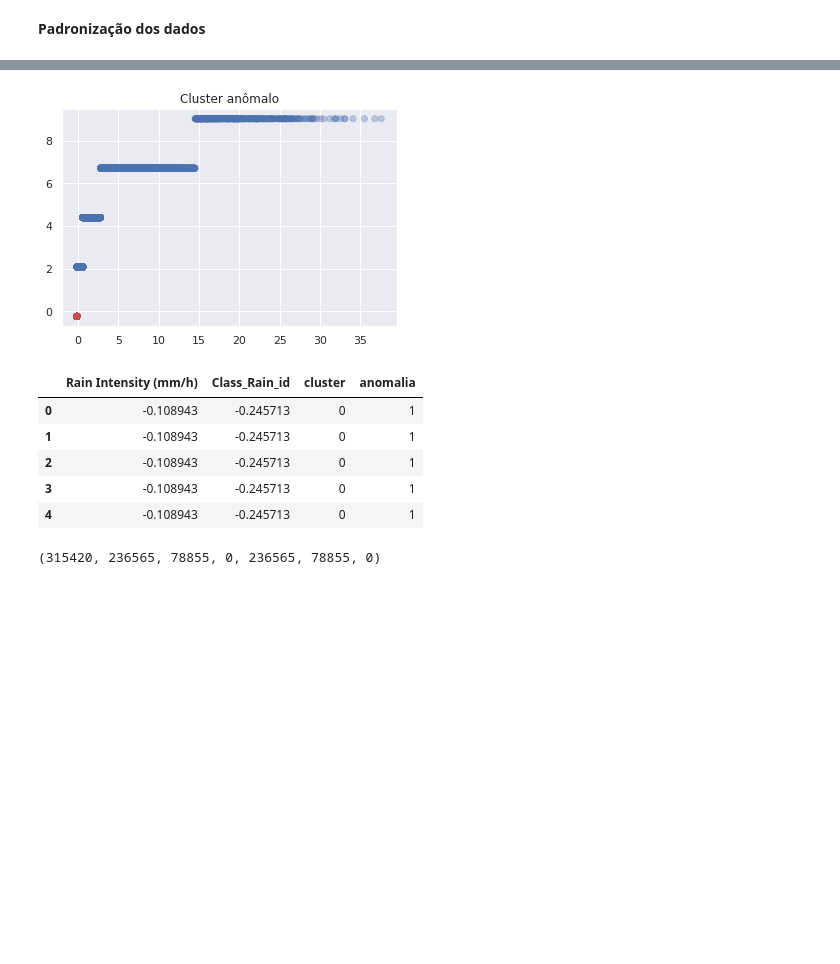
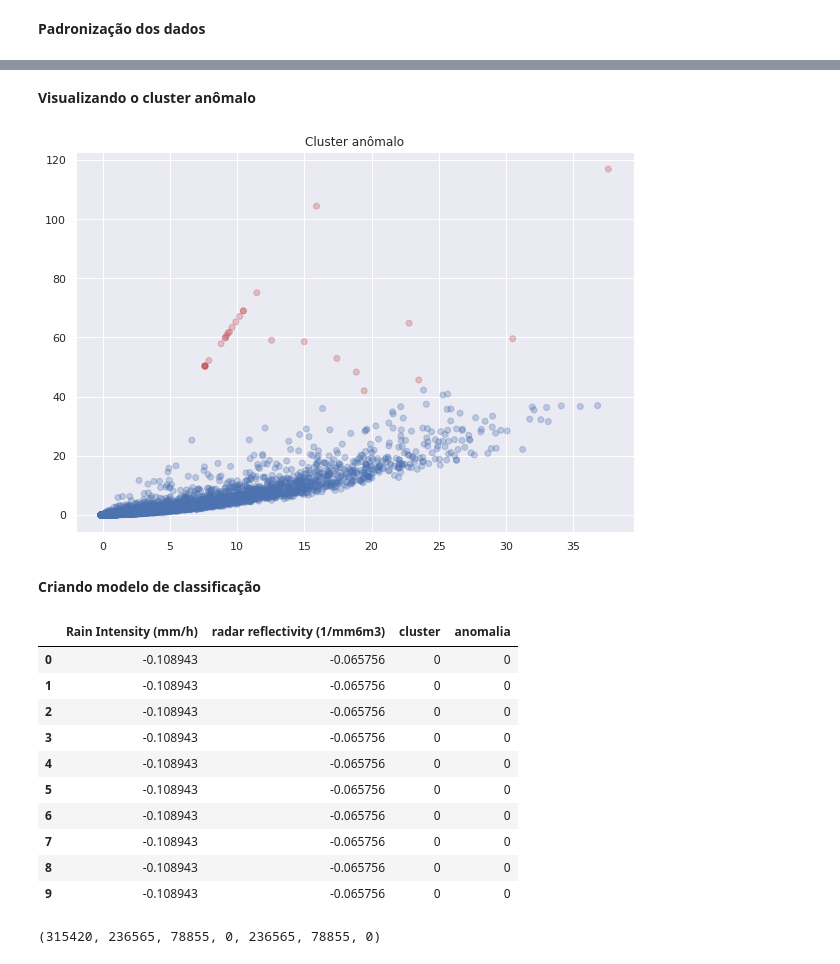
Before and after one commit to lourencocavalcante/Neurocomputacao, a Jupyter notebook: INPE_CAP351_Projeto02_MLP_Lourenco.ipynb, the cells around one changed output, grey strips where cells are left out. Drawn from its saved outputs; the diff is of its cells as text; code cells hidden in the pictures; blank space fills up the shorter version.

```diff
--- a/INPE_CAP351_Projeto02_MLP_Lourenco.ipynb
+++ b/INPE_CAP351_Projeto02_MLP_Lourenco.ipynb
@@ -101,5 +116,5 @@ dtype: int64
 # %%
-df_df_rd80 = df_rd80_dataset[['Rain Intensity (mm/h)','Class_Rain_id']]
+df_df_rd80 = df_rd80_dataset[['Rain Intensity (mm/h)','radar reflectivity (1/mm6m3)']]
 # %% [markdown]
 **Padronização dos dados**
 # %%
@@ -123,6 +142,6 @@ df_std.describe()
 # %%
 data_array = df_std.values
-kmeans = KMeans(n_clusters=6, init='k-means++', n_init=10, random_state=42)
+kmeans = KMeans(n_clusters=5, init='k-means++', n_init=10, random_state=42)
 df_std["cluster"] = kmeans.fit_predict(data_array)
 df_std.groupby("cluster").aggregate("mean").plot.bar(figsize=(10,7.5))
 plt.title("Opções clusterizadas")
@@ -134,6 +155,6 @@ O gráfico mostra que dentre os clusteres encontrados pelo modelo, há um que fo
 # %%
 df_std['anomalia'] = 0
-df_std.loc[df_std['cluster'] == 0, 'anomalia'] = 1
+df_std.loc[df_std['cluster'] == 3, 'anomalia'] = 1
 # %%
 df_std.loc[(df_std['anomalia']) == 1].head(10)
 # %% [output]
@@ -162,15 +188,20 @@ plt.show()
+# %% [markdown]
+**Visualizando o cluster anômalo**
 # %%
 cor = []
+plt.figure(figsize=(10,7))
 for anomalia in df_std['anomalia'] :
     if anomalia == 1 :
         cor.append('r')
     else :
         cor.append('b')
-plt.scatter(df_std['Rain Intensity (mm/h)'], df_std['Class_Rain_id'], c=cor,alpha=0.3)
+plt.scatter(df_std['Rain Intensity (mm/h)'], df_std['radar reflectivity (1/mm6m3)'], c=cor,alpha=0.3)
 plt.title("Cluster anômalo")
 plt.show()
 # %% [output]
-[figure, old version]
+[figure, new version]
+# %% [markdown]
+**Criando modelo de classificação**
 # %%
 def particionaDados(X, Y, treinamento=.75, teste=.25, random_state=42):
     percentual_teste_validacao = 1 - treinamento
@@ -199,14 +230,19 @@ def treinaKNN(k, p, X_treino, Y_treino, X_teste, Y_teste):
 
     return (confusion_matrix(Y_teste, y_pred), accuracy_score(Y_teste, y_pred), classificador)
 # %%
-df_std.head()
+df_std.head(n=10)
 # %% [output]
-|  | Rain Intensity (mm/h) | Class_Rain_id | cluster | anomalia |
-| 0 | -0.108943 | -0.245713 | 0 | 1 |
-| 1 | -0.108943 | -0.245713 | 0 | 1 |
-| 2 | -0.108943 | -0.245713 | 0 | 1 |
-| 3 | -0.108943 | -0.245713 | 0 | 1 |
-| 4 | -0.108943 | -0.245713 | 0 | 1 |
+|  | Rain Intensity (mm/h) | radar reflectivity (1/mm6m3) | cluster | anomalia |
+| 0 | -0.108943 | -0.065756 | 0 | 0 |
+| 1 | -0.108943 | -0.065756 | 0 | 0 |
+| 2 | -0.108943 | -0.065756 | 0 | 0 |
+| 3 | -0.108943 | -0.065756 | 0 | 0 |
+| 4 | -0.108943 | -0.065756 | 0 | 0 |
+| 5 | -0.108943 | -0.065756 | 0 | 0 |
+| 6 | -0.108943 | -0.065756 | 0 | 0 |
+| 7 | -0.108943 | -0.065756 | 0 | 0 |
+| 8 | -0.108943 | -0.065756 | 0 | 0 |
+| 9 | -0.108943 | -0.065756 | 0 | 0 |
 # %%
 X = df_std.iloc[:,0:2].values
 Y = df_std.iloc[:,3:].values
```
Also changed, not shown: parts of 18 cells of this notebook.
